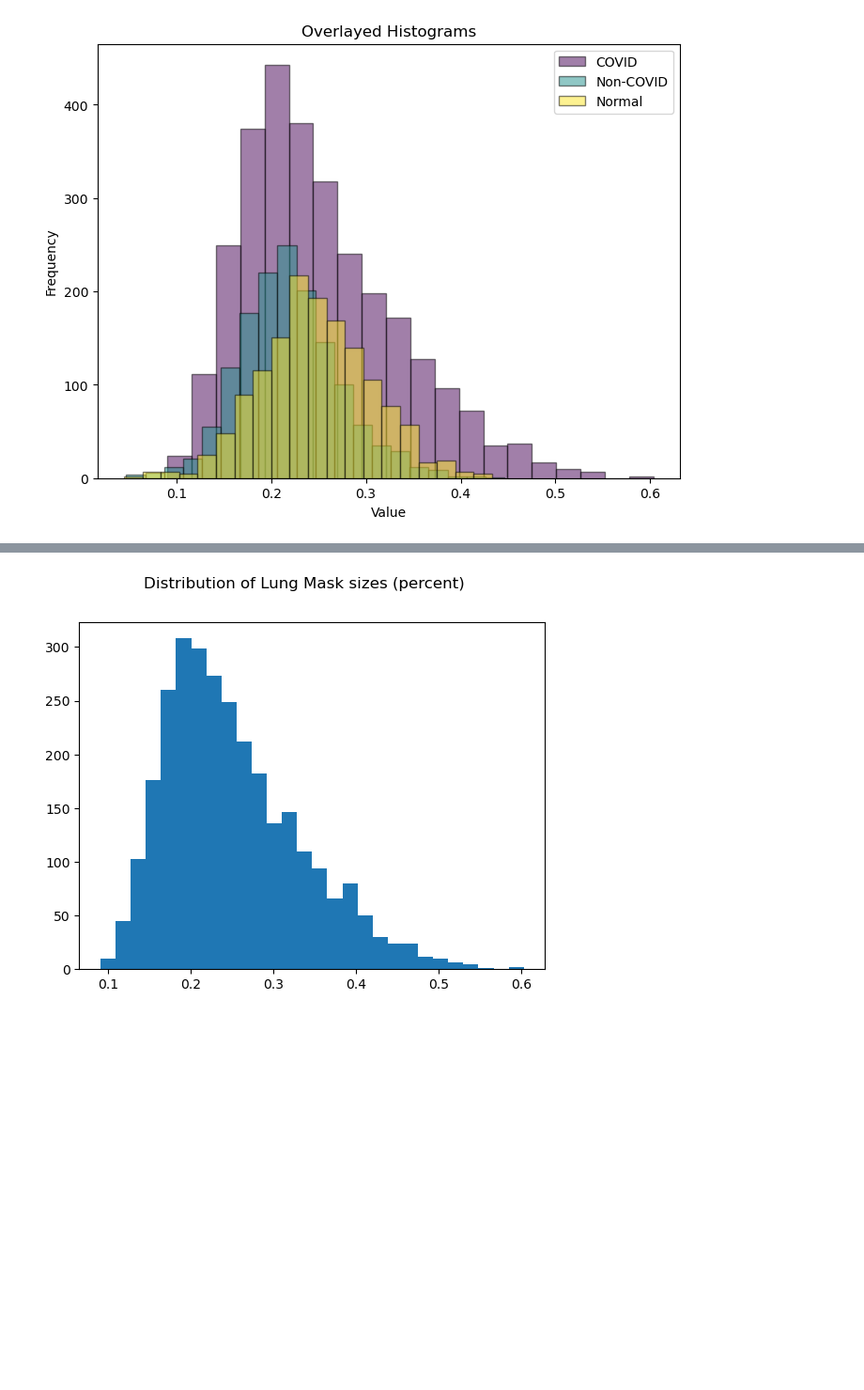
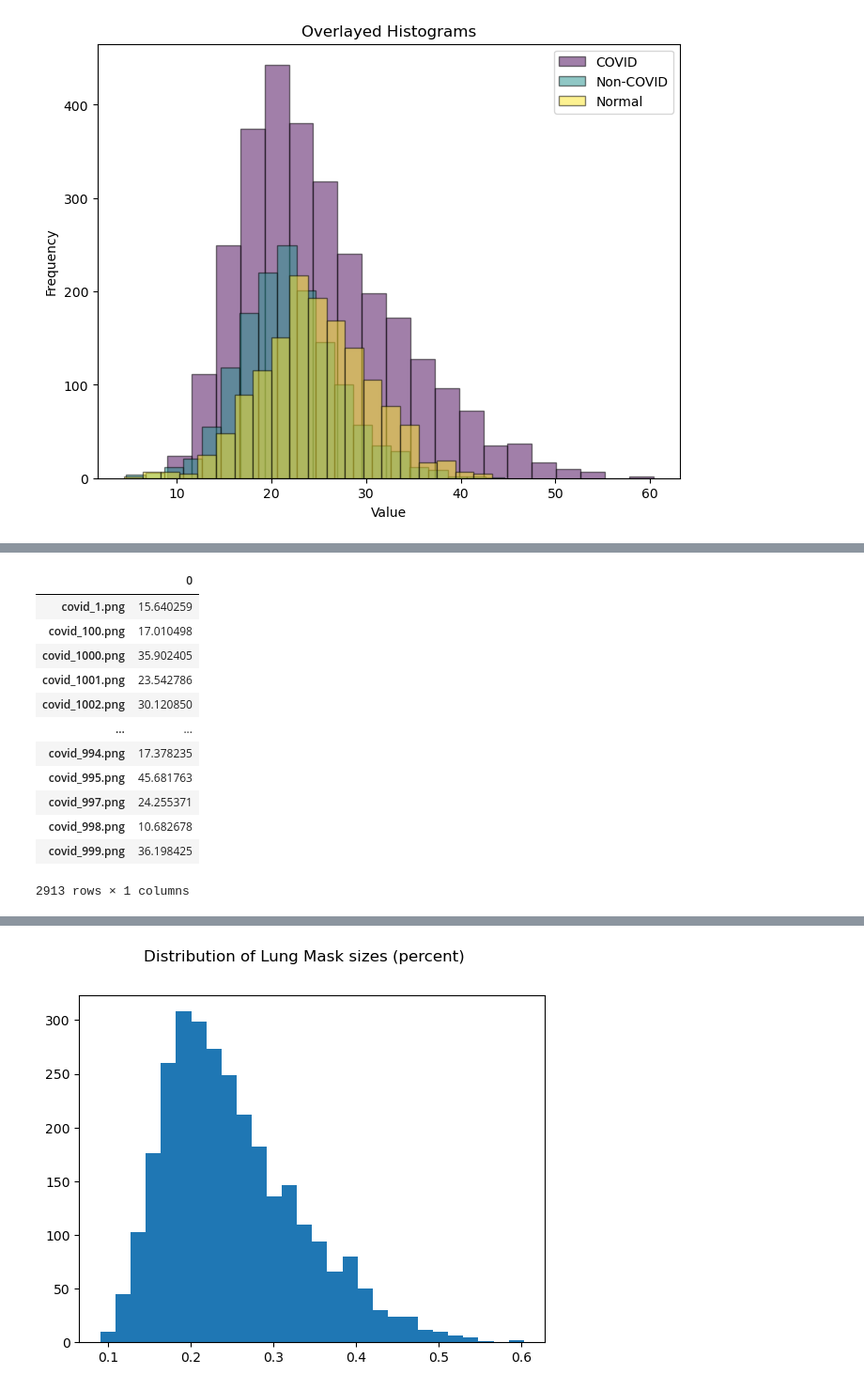
Before and after one commit to mattyli/capstone-federated-learning, a Jupyter notebook: federated-learning/eda.ipynb, the cells around one changed output, grey strips where cells are left out. Shown at 94% size. Cells and saved outputs as stored; diff of their text form; code cells hidden in the pictures; blank space fills up the shorter version.

```diff
--- a/federated-learning/eda.ipynb
+++ b/federated-learning/eda.ipynb
@@ -76,7 +77,7 @@ def get_mask_size(masks_path: str, mode: str = 'abs')->dict:
             np_img = np.array(img.convert('L'))             # convert image to gray-scale
             size = np.sum(np_img == 255)
             if mode == 'rel':
-                size = size/np_img.size                     # check the number of pixels that are white (mask is binary, white and black)
+                size = size/np_img.size * 100               # check the number of pixels that are white (mask is binary, white and black)
             size_map[file] = size                           # return mask size
     return size_map
 # %%
@@ -146,0 +160,16 @@ plot_overlay_histograms(masks, bins=20)
+# %%
+pd.DataFrame.from_dict(masks[0], orient='index')
+# %% [output]
+|  | 0 |
+| covid_1.png | 15.640259 |
+| covid_100.png | 17.010498 |
+| covid_1000.png | 35.902405 |
+| covid_1001.png | 23.542786 |
+| covid_1002.png | 30.120850 |
+| ... | ... |
+| covid_994.png | 17.378235 |
+| covid_995.png | 45.681763 |
+| covid_997.png | 24.255371 |
+| covid_998.png | 10.682678 |
+| covid_999.png | 36.198425 |
+2913 rows × 1 columns
```
Also changed, not shown: parts of 6 cells of this notebook.
